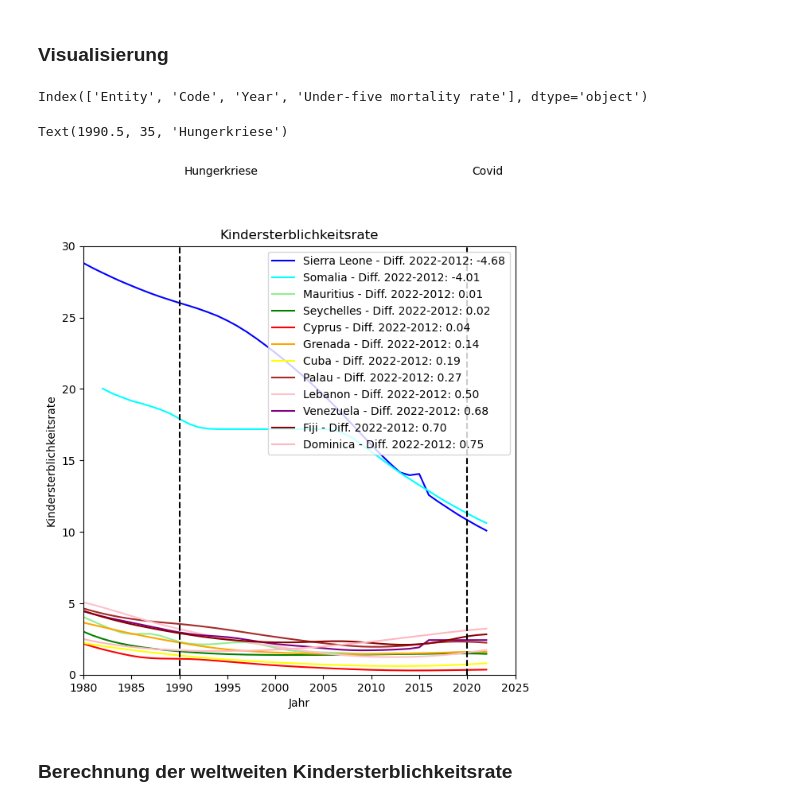
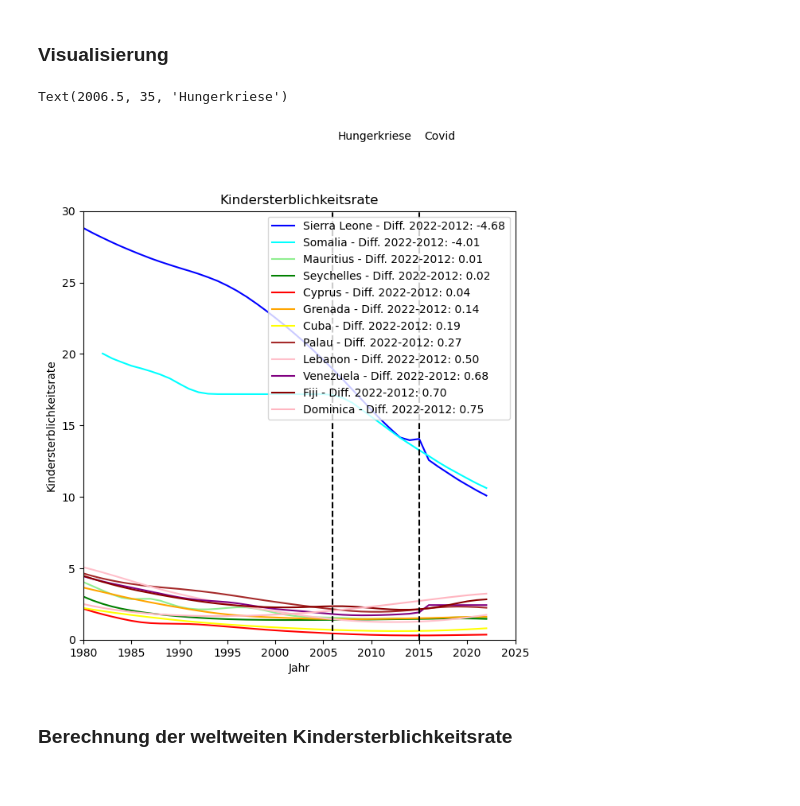
Before and after one commit to melisadedukic/MeliAjna, a Jupyter notebook: LN Python Melisa_Ajna.ipynb, the cells around one changed output. Drawn from its saved outputs; the diff is of its cells as text; code cells hidden in the pictures.

```diff
--- a/LN Python Melisa_Ajna.ipynb
+++ b/LN Python Melisa_Ajna.ipynb
@@ -26,6 +23,6 @@ from matplotlib import pyplot as plt
 # %%
 # loading the data
 df = pd.read_csv('child-mortality.csv', skiprows=1,
-                 names=['Entity','Code','Year','Under-five mortality rate'])
+                 names=['Gebiet','Code','Jahr','Unter 5 Sterblichkeitsrate'])
 df.head()
 # %% [output]
@@ -266,5 +256,0 @@ df = pd.read_csv('child-mortality.csv')
-# %%
-print(df.columns)
-df.columns = ['Entity', 'Year', 'Under-five mortality rate', 'Code']
-# %% [output]
-Index(['Entity', 'Code', 'Year', 'Under-five mortality rate'], dtype='object')
@@ -273,42 +257,38 @@ df.columns = ['Entity', 'Year', 'Under-five mortality rate', 'Code']
-# %%
-df_pivot = df.pivot(index='Entity', columns='Year', values='Under-five mortality rate')
-# %%
-diffs = df_pivot[2022] - df_pivot[2012]
 # %%
 color_dict = {
     'Sierra Leone': 'blue',
     'Somalia': 'cyan',
     'Mauritius': 'lightgreen',
     'Seychelles': 'green',
     'Cyprus': 'red',
     'Grenada': 'orange',
     'Cuba': 'yellow',
     'Palau': 'brown',
     'Lebanon': 'pink',
     'Venezuela': 'purple',
     'Fiji': 'darkred',
     'Dominica': 'lightpink'
 
 }
 
-for entity in Entity_liste:
+for entity in Gebiets_liste:
     diff = diffs[entity]
     g = df_pivot.loc[entity].plot(title="Kindersterblichkeitsrate", xlabel="Jahr", ylabel=f"Kindersterblichkeitsrate", legend=True,
                                   label=f"{entity} - Diff. 2022-2012: {diff:.2f}", # für die Legende
                                   xlim=[1980,2025], ylim=[0,30],   # x- und y-Achsen begrenzen
                                   color=color_dict[entity],        # Farbe aus color_dict
                                   figsize=(7,7))                   # Grösse des Plots
 
 # Covid Pandemie
-g.axvline(x=2020, color='black', linestyle='--')
-g.text(2020.5, 35, 'Covid')
+g.axvline(x=2015, color='black', linestyle='--')
+g.text(2015.5, 35, 'Covid')
 
 # globale Massnahmen gegen Hungerkriesen
-g.axvline(x=1990, color='black', linestyle='--')
-g.text(1990.5, 35, 'Hungerkriese')
+g.axvline(x=2006, color='black', linestyle='--')
+g.text(2006.5, 35, 'Hungerkriese')
 # %% [output]
-Text(1990.5, 35, 'Hungerkriese')
+Text(2006.5, 35, 'Hungerkriese')
-[figure, old version]
+[figure, new version]
 # %% [markdown]
 ### Berechnung der weltweiten Kindersterblichkeitsrate
 # %%
```
Also changed, not shown: parts of 8 cells of this notebook.
